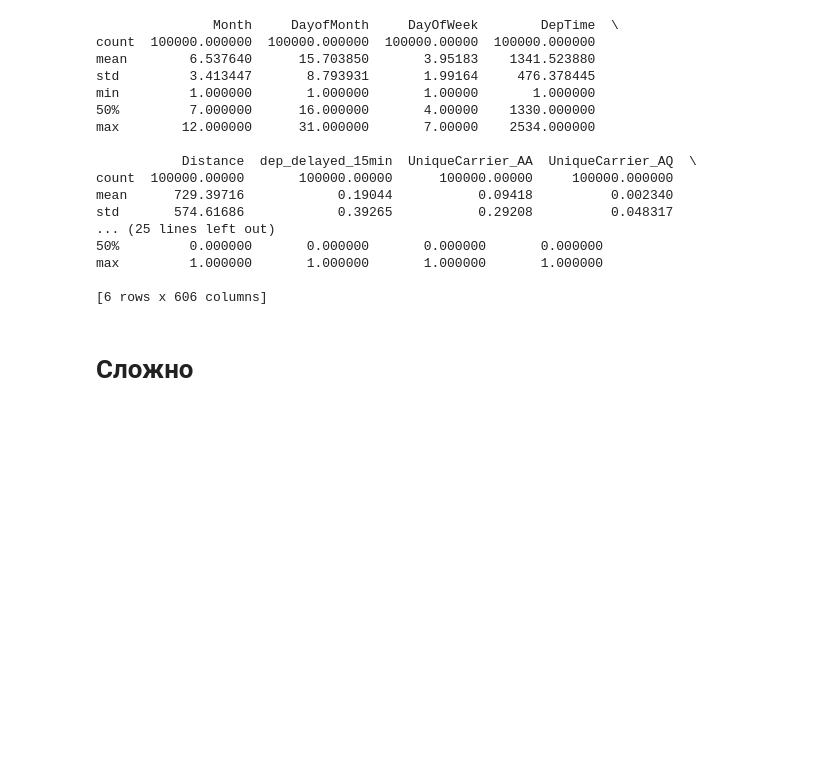
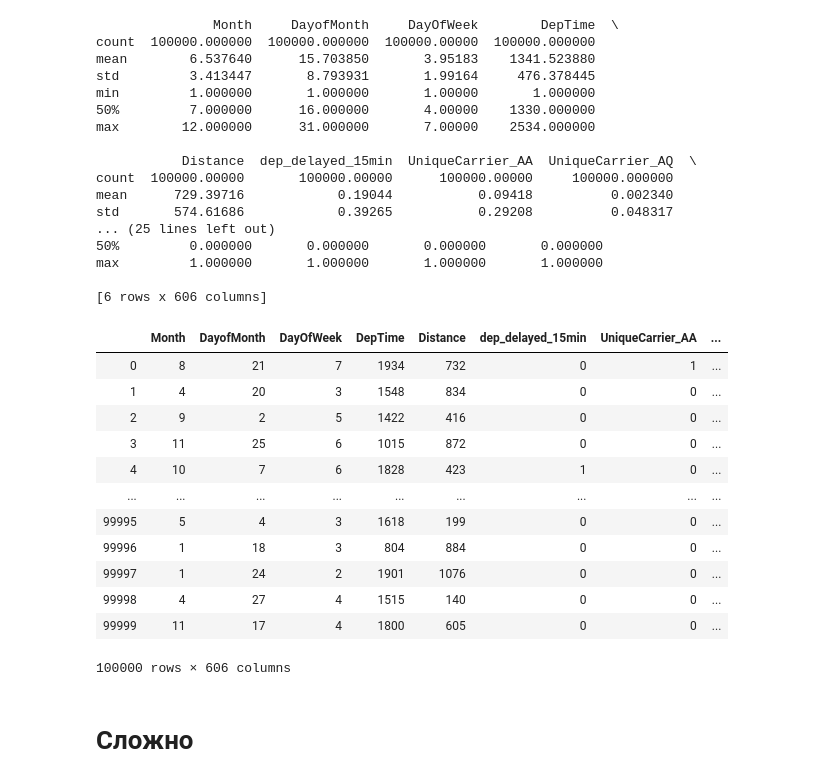
Before and after one commit to killkamad/BigData, a Jupyter notebook: Экзамен/Flight_delay with server.ipynb, the cells around one changed output. Cells and saved outputs as stored; diff of their text form; code cells hidden in the pictures; blank space fills up the shorter version.

```diff
--- a/Экзамен/Flight_delay with server.ipynb
+++ b/Экзамен/Flight_delay with server.ipynb
@@ -249,6 +224,22 @@ std       574.61686            0.39265           0.29208          0.048317
 max         1.000000       1.000000       1.000000       1.000000
 
 [6 rows x 606 columns]
+# %%
+df2
+# %% [output]
+|  | Month | DayofMonth | DayOfWeek | DepTime | Distance | dep_delayed_15min | UniqueCarrier_AA | ... |
+| 0 | 8 | 21 | 7 | 1934 | 732 | 0 | 1 | ... |
+| 1 | 4 | 20 | 3 | 1548 | 834 | 0 | 0 | ... |
+| 2 | 9 | 2 | 5 | 1422 | 416 | 0 | 0 | ... |
+| 3 | 11 | 25 | 6 | 1015 | 872 | 0 | 0 | ... |
+| 4 | 10 | 7 | 6 | 1828 | 423 | 1 | 0 | ... |
+| ... | ... | ... | ... | ... | ... | ... | ... | ... |
+| 99995 | 5 | 4 | 3 | 1618 | 199 | 0 | 0 | ... |
+| 99996 | 1 | 18 | 3 | 804 | 884 | 0 | 0 | ... |
+| 99997 | 1 | 24 | 2 | 1901 | 1076 | 0 | 0 | ... |
+| 99998 | 4 | 27 | 4 | 1515 | 140 | 0 | 0 | ... |
+| 99999 | 11 | 17 | 4 | 1800 | 605 | 0 | 0 | ... |
+100000 rows × 606 columns
 # %% [markdown]
 # Сложно
 # %%
```
Also changed, not shown: parts of 41 cells of this notebook, 2 other files.
